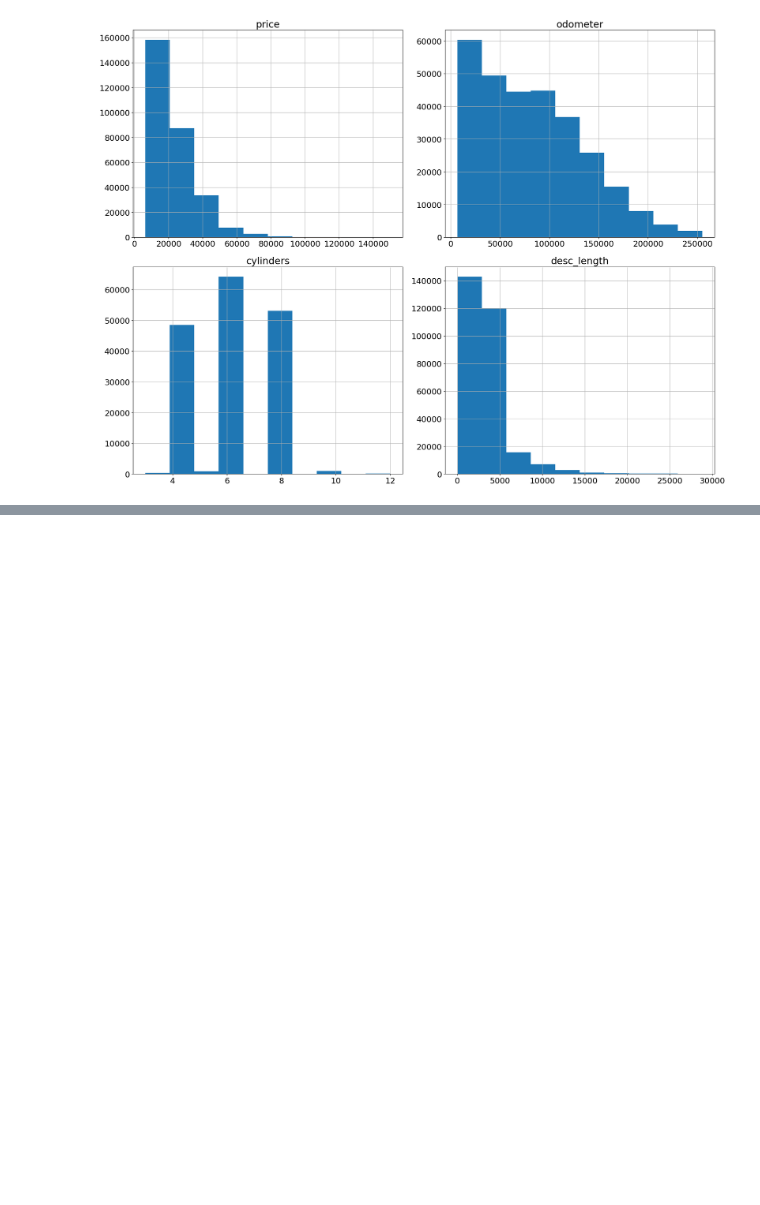
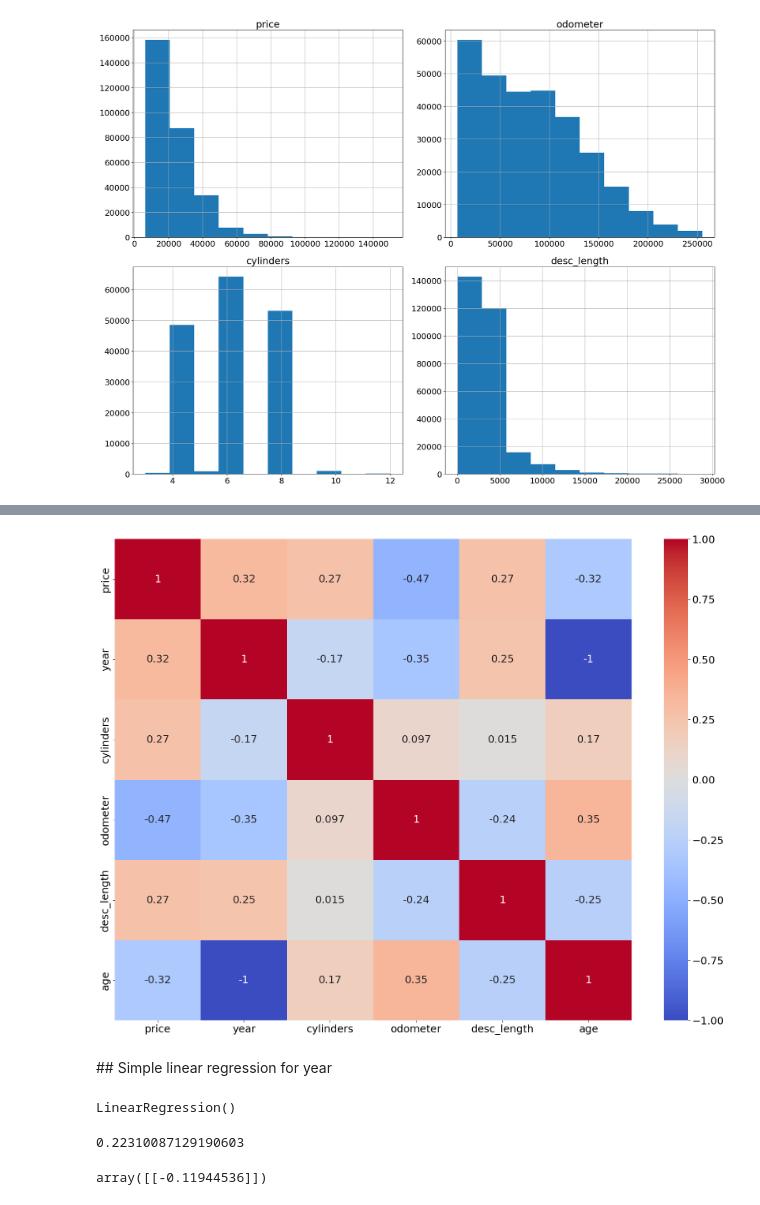
Before and after one commit to darklord-57/darklord, a Jupyter notebook: machine_learning/car_sales_linear_reg.ipynb, the cells around one changed output, grey strips where cells are left out. Cells and saved outputs as stored; diff of their text form; code cells hidden in the pictures; blank space fills up the shorter version.

```diff
--- a/machine_learning/car_sales_linear_reg.ipynb
+++ b/machine_learning/car_sales_linear_reg.ipynb
@@ -215,0 +260,2 @@ plt.show()
+# %%
+df4.loc[:,['condition', 'VIN', 'drive', 'type', 'paint_color']] = df4.loc[:,['condition', 'VIN', 'drive', 'type', 'paint_color']].fillna('n/a')
@@ -215,0 +271,2 @@ plt.show()
+# %%
+df4['VIN'] = df4['VIN'].apply(lambda x: 'has_vin' if (x!='n/a') else 'no_vin')
@@ -215,0 +282,4 @@ plt.show()
+# %%
+df5 = df4.drop(['url','region_url',
+          'region','size','county',
+          'description','lat','long','image_url','state','posting_date','id'],axis=1)
@@ -215,0 +305,3 @@ plt.show()
+# %%
+# df5['constant'] = 1
+df5['age'] = 2023 - df4['year']
@@ -215,0 +334,10 @@ plt.show()
+# %%
+# check for correlation (we need independent variables and
+# so a high correlation need to be removed)
+corr = df5.select_dtypes('number').corr()
+sns.heatmap(corr, cmap="coolwarm", annot=True)
+plt.show()
+# %% [output]
+[figure, added]
+# %% [markdown]
+## Simple linear regression for year
@@ -215,0 +354,14 @@ plt.show()
+# %%
+reg_model = LinearRegression()
+reg_model.fit(X_train1,y_train1)
+# %% [output]
+LinearRegression()
+# %%
+# 22.3% of variance is explained by odomoter wrt to price
+reg_model.score(X_train1,y_train1)
+# %% [output]
+0.22310087129190603
+# %%
+reg_model.coef_
+# %% [output]
+array([[-0.11944536]])
```
Also changed, not shown: parts of 21 cells of this notebook.
